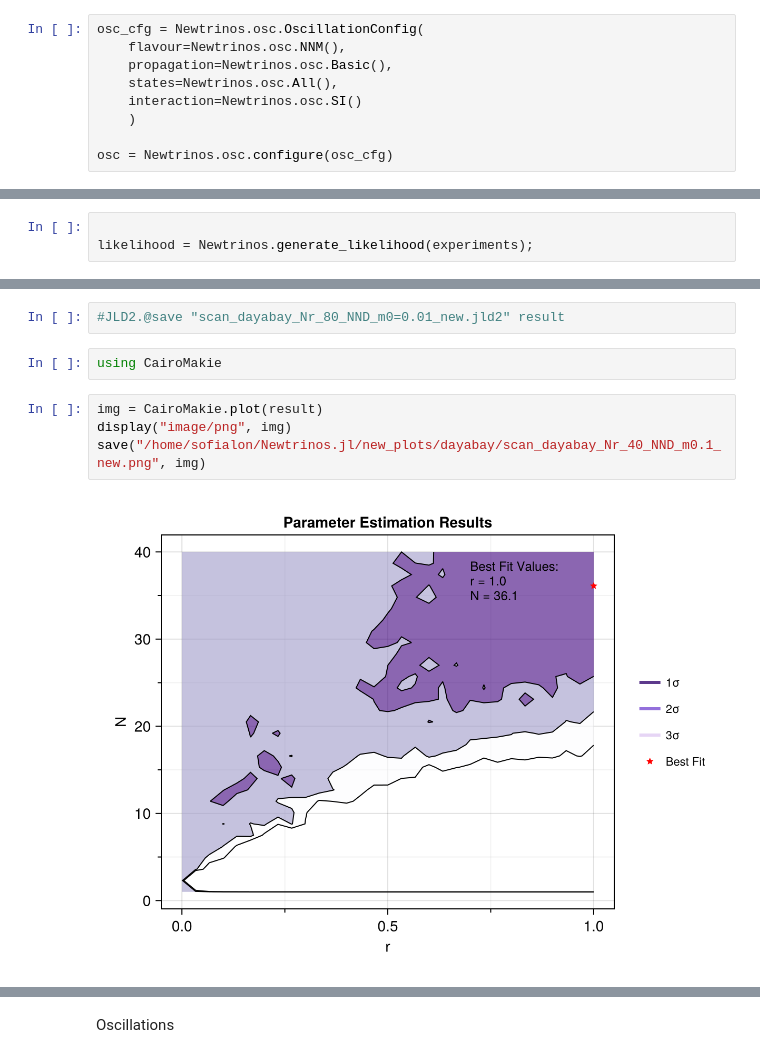
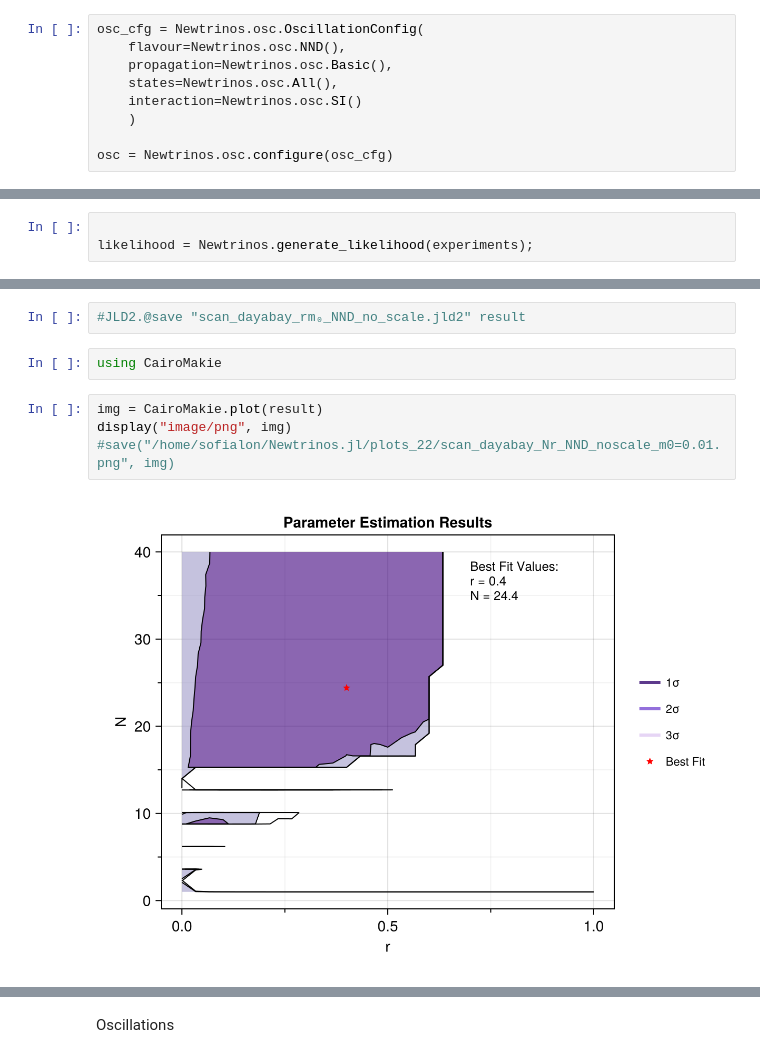
Before and after one commit to philippeller/Newtrinos.jl, a Jupyter notebook: notebooks/dayabay.ipynb, the cells around one changed output, grey strips where cells are left out. Cells and saved outputs as stored; diff of their text form.

```diff
--- a/notebooks/dayabay.ipynb
+++ b/notebooks/dayabay.ipynb
@@ -13,7 +13,7 @@ using Newtrinos
 using Newtrinos.osc
 # %%
 osc_cfg = Newtrinos.osc.OscillationConfig(
-    flavour=Newtrinos.osc.NNM(),
+    flavour=Newtrinos.osc.NND(),
     propagation=Newtrinos.osc.Basic(),
     states=Newtrinos.osc.All(),
     interaction=Newtrinos.osc.SI()
@@ -126,13 +316,13 @@ NewtrinosResult((r = [1.0e-8, 0.033333343, 0.066666676, 0.100000009, 0.133333342
 # %%
-#JLD2.@save "scan_dayabay_Nr_80_NND_m0=0.01_new.jld2" result
+#JLD2.@save "scan_dayabay_rm₀_NND_no_scale.jld2" result
 # %%
 using CairoMakie
 # %%
 img = CairoMakie.plot(result)
 display("image/png", img)
-save("/home/sofialon/Newtrinos.jl/new_plots/dayabay/scan_dayabay_Nr_40_NND_m0.1_new.png", img)
+#save("/home/sofialon/Newtrinos.jl/plots_22/scan_dayabay_Nr_NND_noscale_m0=0.01.png", img)
 # %% [output]
-[figure, old version]
+[figure, new version]
 # %%
 bf = Newtrinos.bestfit(result)
 
```
Also changed, not shown: parts of 16 cells of this notebook, 46 other files.
